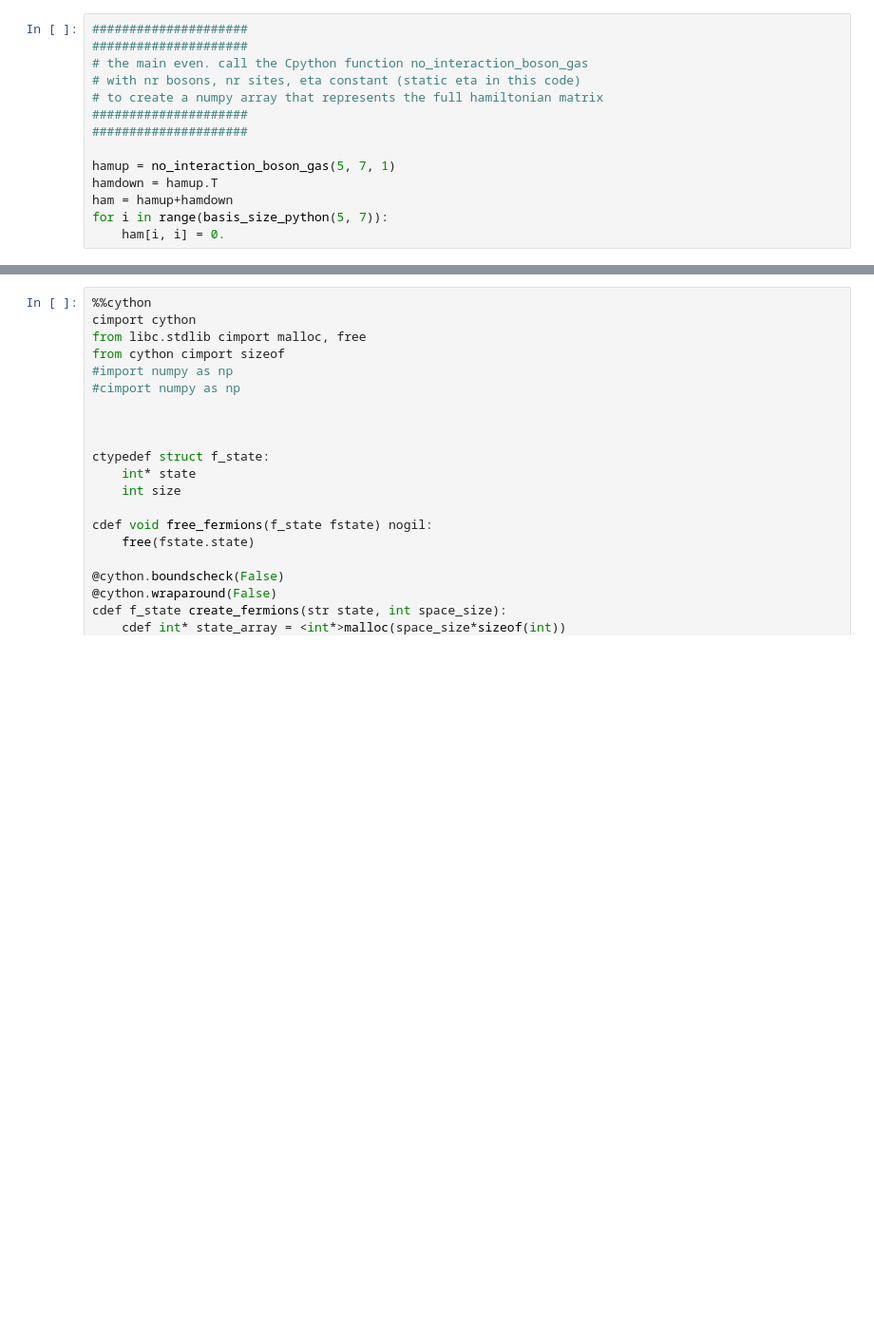
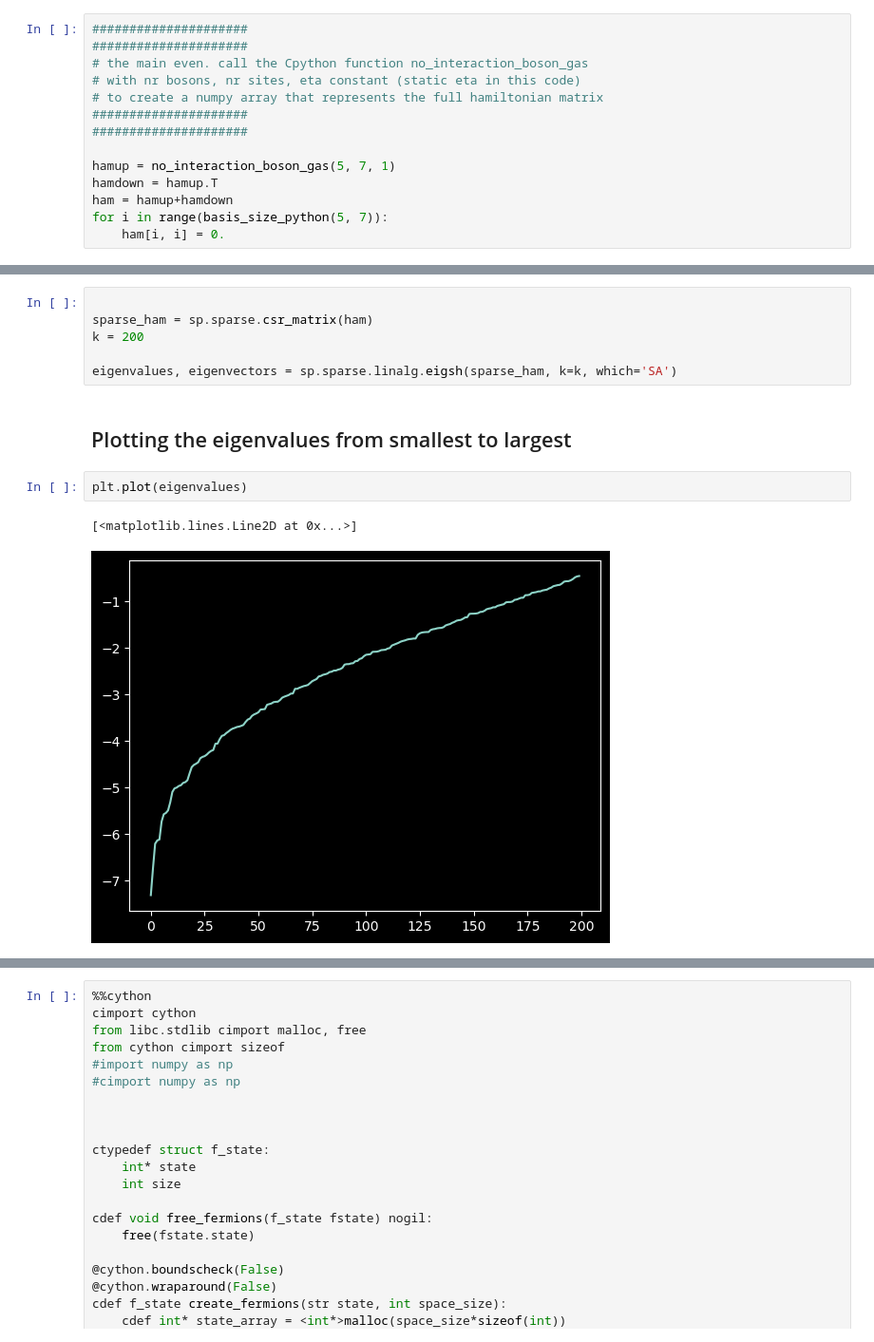
Before and after one commit to dcthecook/Many_Body_Theory, a Jupyter notebook: 2quantization.ipynb, the cells around one changed output, grey strips where cells are left out. Shown at 95% size. Drawn from its saved outputs; the diff is of its cells as text; blank space fills up the shorter version.

```diff
--- a/2quantization.ipynb
+++ b/2quantization.ipynb
@@ -282,0 +284,13 @@ import
+# %%
+
+sparse_ham = sp.sparse.csr_matrix(ham)
+k = 200
+
+eigenvalues, eigenvectors = sp.sparse.linalg.eigsh(sparse_ham, k=k, which='SA')
+# %% [markdown]
+## Plotting the eigenvalues from smallest to largest
+# %%
+plt.plot(eigenvalues)
+# %% [output]
+[<matplotlib.lines.Line2D at 0x...>]
+[figure, added]
```
Also changed, not shown: parts of 13 cells of this notebook.
